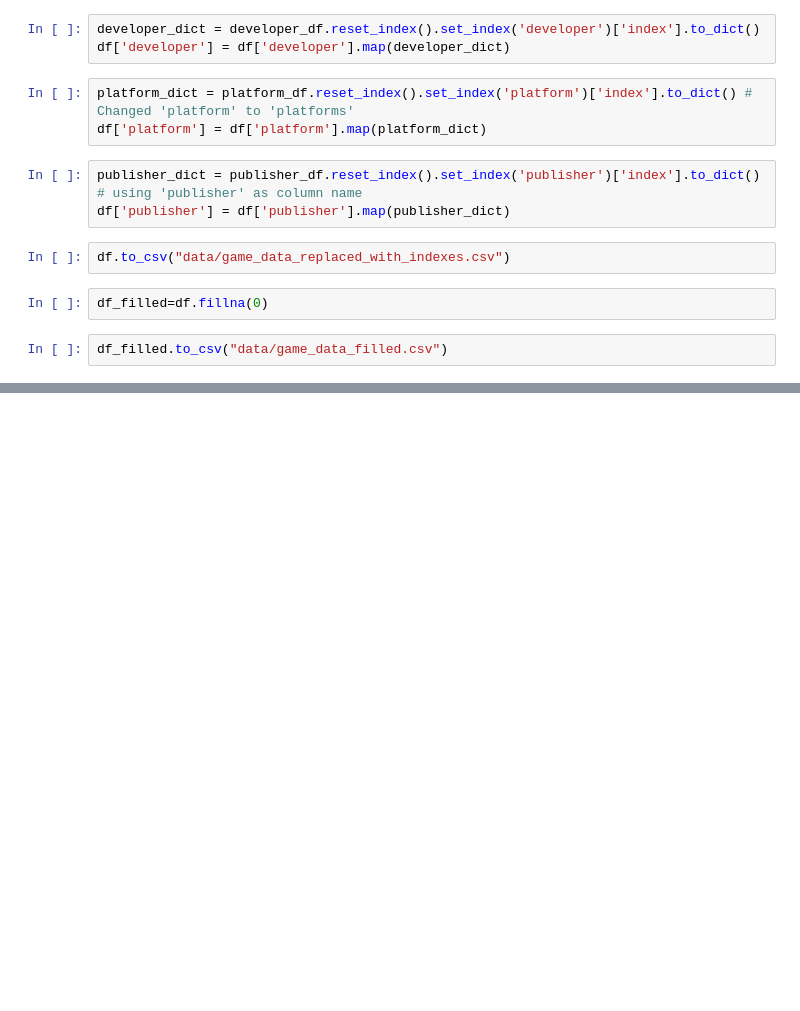
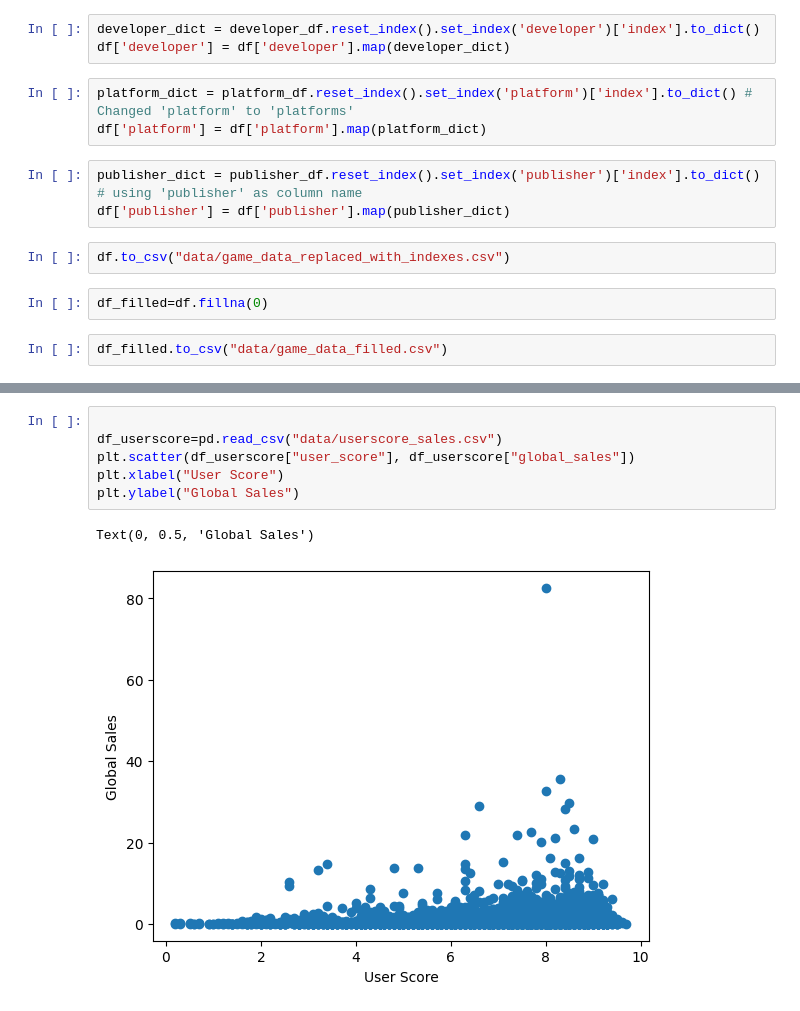
Before and after one commit to mrtimN/game-sales, a Jupyter notebook: game-sale-data.ipynb, the cells around one changed output, grey strips where cells are left out. Cells and saved outputs as stored; diff of their text form; blank space fills up the shorter version.

```diff
--- a/game-sale-data.ipynb
+++ b/game-sale-data.ipynb
@@ -80,0 +93,9 @@ df_filled.to_csv("data/game_data_filled.csv")
+# %%
+
+df_userscore=pd.read_csv("data/userscore_sales.csv")
+plt.scatter(df_userscore["user_score"], df_userscore["global_sales"])
+plt.xlabel("User Score")
+plt.ylabel("Global Sales")
+# %% [output]
+Text(0, 0.5, 'Global Sales')
+[figure, added]
```
Also changed, not shown: parts of 2 cells of this notebook, 2 other files.
